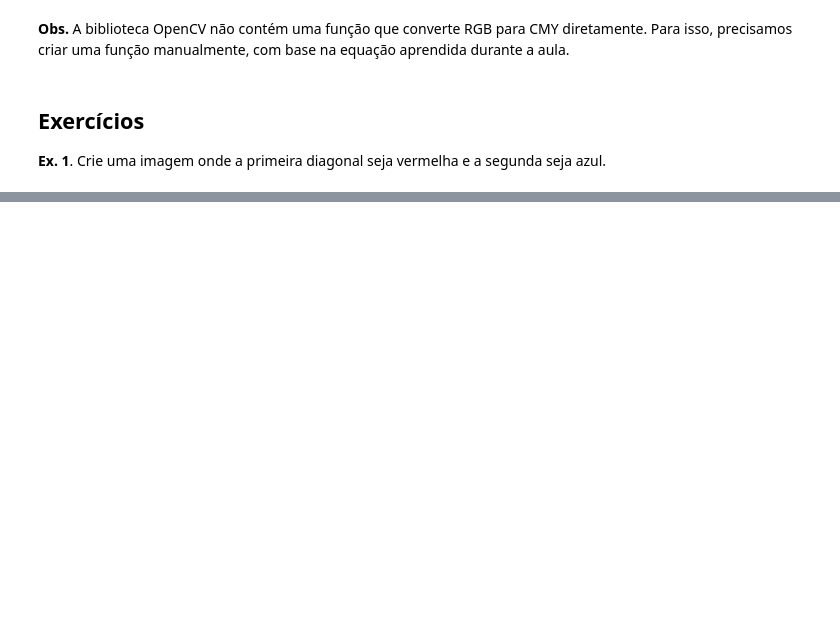
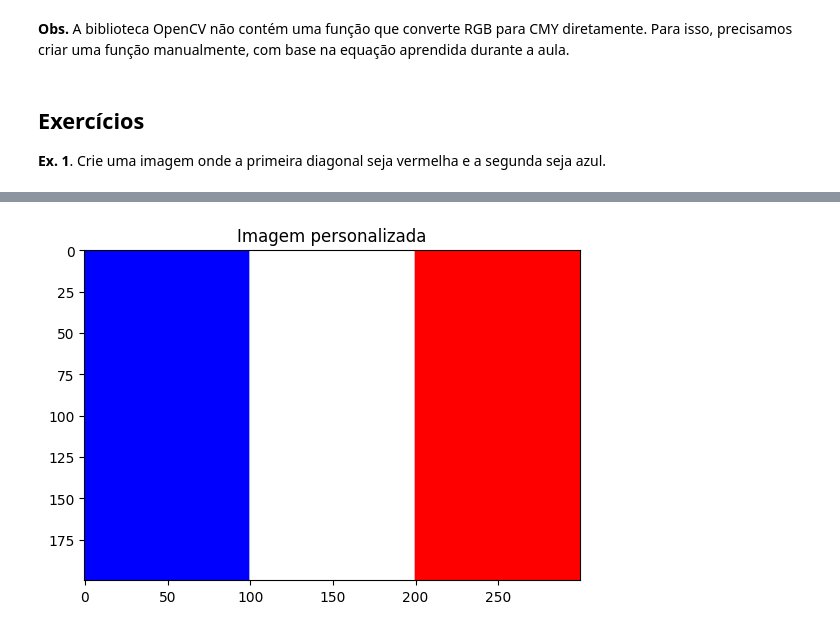
Before and after one commit to Fdark18/Portifolio, a Jupyter notebook: exPDI03_cores.ipynb, the cells around one changed output, grey strips where cells are left out. Saved outputs shown, nothing was run; the diff lists cells and outputs as text; code cells hidden in the pictures; blank space fills up the shorter version.

```diff
--- a/exPDI03_cores.ipynb
+++ b/exPDI03_cores.ipynb
@@ -469,0 +390,30 @@ WARNING:matplotlib.image:Clipping input data to the valid range for imshow with
+# %%
+################# COMPLETE O CÓDIGO AQUI  #################
+# Desenhe a bandeira da França
+
+width, height = 300, 200
+
+# Criando uma matriz preta (todos os pixels pretos)
+flag_france = np.zeros((height, width, 3), dtype=np.uint8)
+
+# Definindo as cores das faixas
+blue = (0,0,255)
+white = (255,255,255)
+red = (255,0,0)
+
+#Dividindo a tela em tres partes
+third_width = width // 3
+
+# Preenchendo as faixas com as cores correspondentes
+flag_france[:, :third_width] = blue
+flag_france[:, third_width: 2*third_width] = white
+flag_france[:, 2*third_width:] = red
+
+
+# plota a imagem
+plt.imshow(flag_france)
+plt.title('Imagem personalizada')
+plt.show()
+##########################################################
+# %% [output]
+[figure, added]
```
Also changed, not shown: parts of 13 cells of this notebook.
